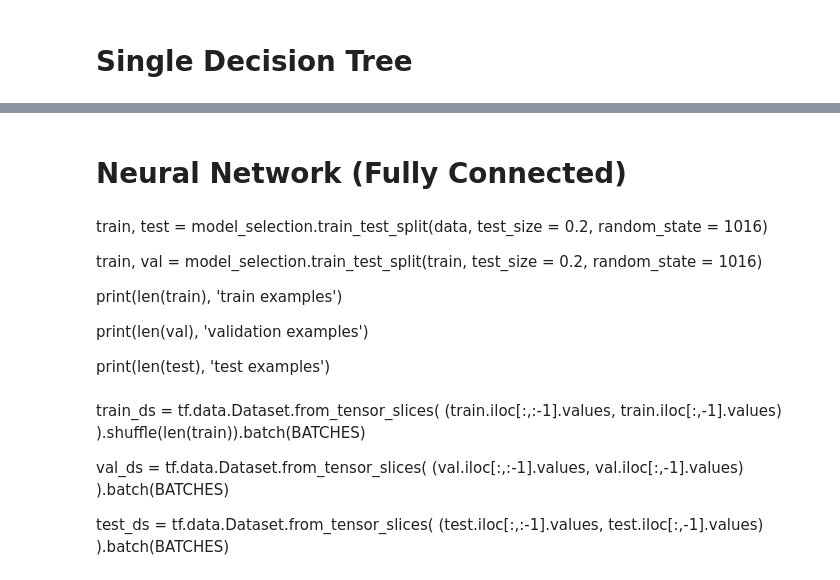
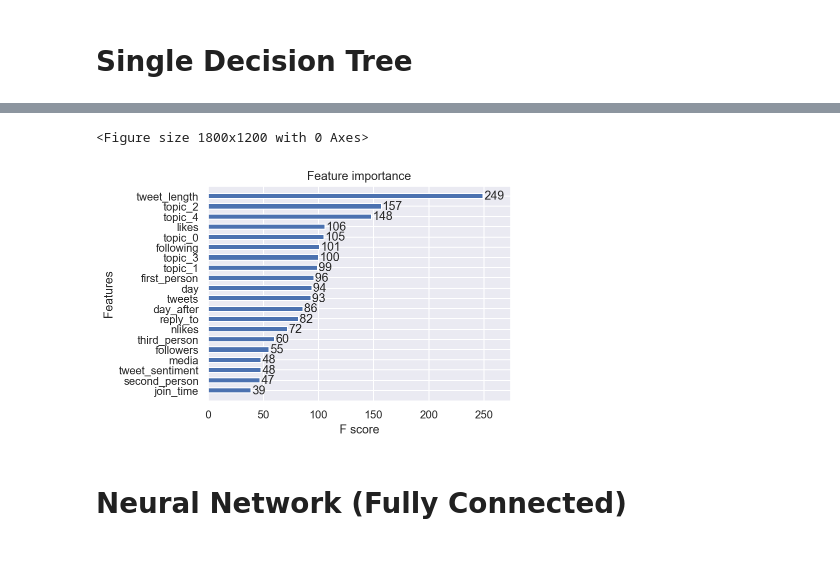
Before and after one commit to Fei-X/twitter_suicidal_tendency, a Jupyter notebook: DT_Ensemble_NN_yanjin.ipynb, the cells around one changed output, grey strips where cells are left out. Saved outputs shown, nothing was run; the diff lists cells and outputs as text; code cells hidden in the pictures.

```diff
--- a/DT_Ensemble_NN_yanjin.ipynb
+++ b/DT_Ensemble_NN_yanjin.ipynb
@@ -172,0 +203,19 @@ fig.savefig("decistion_tree.png")
+# %%
+param_grid = {
+    'learning_rate': [0.001, 0.01, 0.05, 0.1, 0.2],
+    'n_estimators': range(100, 1001, 100),
+}
+GS = model_selection.GridSearchCV(
+    estimator = XGBClassifier(max_depth = 3, min_child_weight = 5, use_label_encoder = False),
+    param_grid = param_grid,
+    n_jobs = -1,
+    cv = 5,
+    scoring = 'roc_auc',
+    verbose = 4
+)
+
+GS.fit(x_train, y_train)
+for k, v in GS.best_params_.items():
+    print("Optimal {} = {}".format(k, v))
+
+print("Best model's AUC score: {}".format(GS.best_score_))
@@ -172,0 +228,6 @@ fig.savefig("decistion_tree.png")
+# %%
+xgb_clf = XGBClassifier(n_estimators = 300, max_depth = 3, min_child_weight = 5, learning_rate = 0.05, use_label_encoder = False)
+xgb_clf.fit(x_train, y_train)
+y_pred_proba = xgb_clf.predict_proba(x_test)
+y_pred = evaluate.threshold(y_pred_proba, y_test)['y_pred']
+print(evaluate.performance(y_test, y_pred, y_pred_proba)['report'])
@@ -173,25 +246,11 @@ fig.savefig("decistion_tree.png")
+# %%
+fig = plt.figure(dpi = 300)
+ax = plot_importance(xgb_clf, max_num_features=20, height=0.5)
+ax.figure.tight_layout()
+ax.figure.savefig("xgboost_feature.png")
+# %% [output]
+<Figure size 1800x1200 with 0 Axes>
+[figure, added]
 # %% [markdown]
 # Neural Network (Fully Connected)
-# %% [markdown]
-train, test = model_selection.train_test_split(data, test_size = 0.2, random_state = 1016)
-
-train, val = model_selection.train_test_split(train, test_size = 0.2, random_state = 1016)
-
-print(len(train), 'train examples')
-
-print(len(val), 'validation examples')
-
-print(len(test), 'test examples')
-# %% [markdown]
-train_ds = tf.data.Dataset.from_tensor_slices(
-    (train.iloc[:,:-1].values, train.iloc[:,-1].values)
-).shuffle(len(train)).batch(BATCHES)
-
-val_ds = tf.data.Dataset.from_tensor_slices(
-    (val.iloc[:,:-1].values, val.iloc[:,-1].values)
-).batch(BATCHES)
-
-test_ds = tf.data.Dataset.from_tensor_slices(
-    (test.iloc[:,:-1].values, test.iloc[:,-1].values)
-).batch(BATCHES)
 # %%
```
Also changed, not shown: parts of 18 cells of this notebook.
